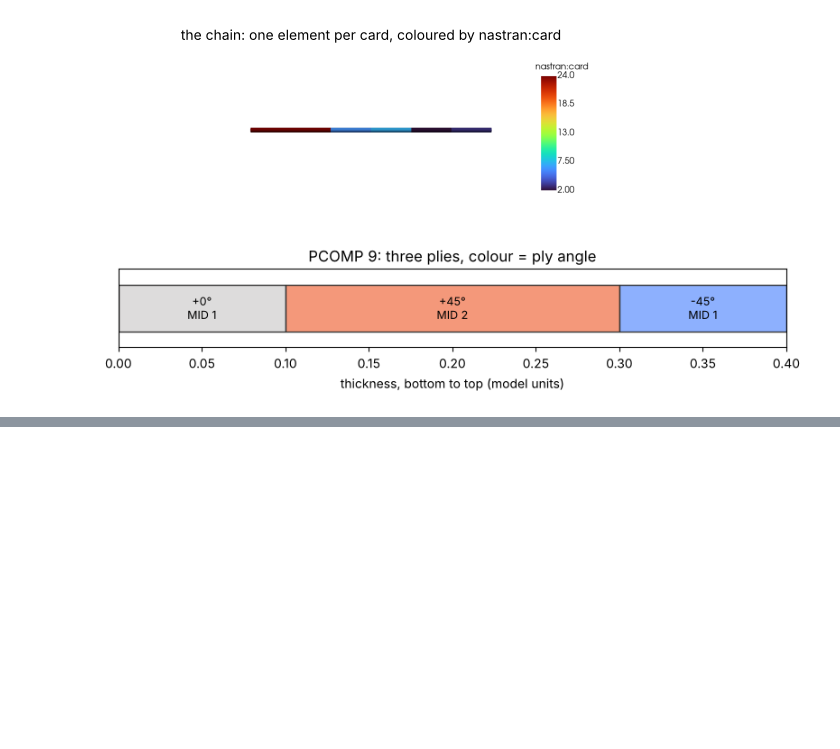
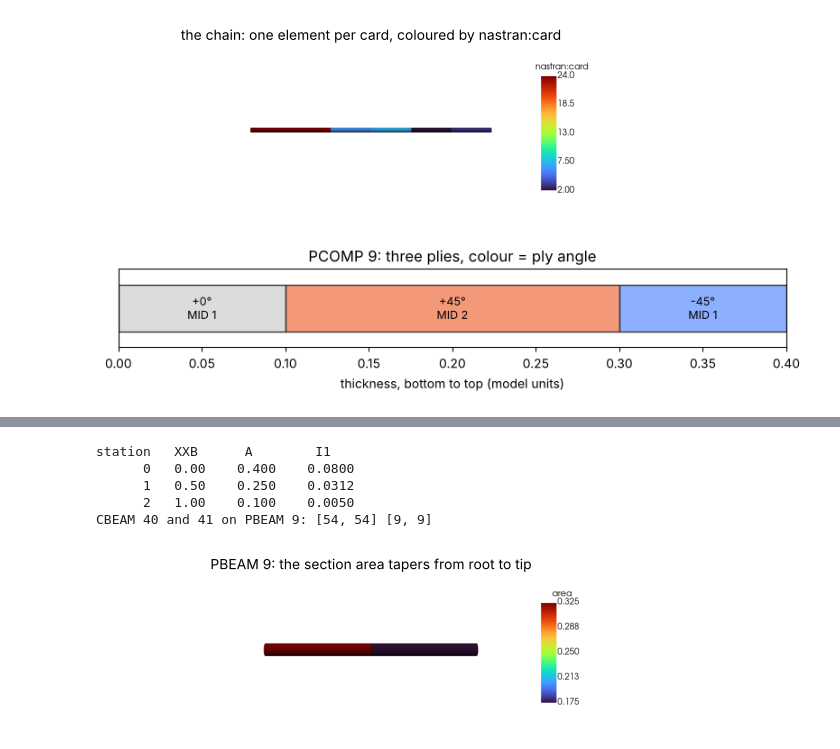
Before and after one commit to loumalouomega/meshioplusplus, a Jupyter notebook: example/python/19_d3plot_op2_results.ipynb, the cells around one changed output, grey strips where cells are left out. Saved outputs shown, nothing was run; the diff lists cells and outputs as text; code cells hidden in the pictures; blank space fills up the shorter version.

```diff
--- a/example/python/19_d3plot_op2_results.ipynb
+++ b/example/python/19_d3plot_op2_results.ipynb
@@ -359,0 +364,49 @@ plt.show()
+# %%
+# A CBEAM along the x axis with its PBEAM 9: two segments and three stations.
+beam_points = np.array([[0.0, 0.0, 0.0], [1.0, 0.0, 0.0], [2.0, 0.0, 0.0]])
+beam = mp.Mesh(beam_points, [('line', np.array([[0, 1], [1, 2]]))])
+beam.cell_data['nastran:eid'] = [np.array([40, 41])]
+beam.cell_data['nastran:pid'] = [np.array([9, 9])]
+beam.cell_data['nastran:card'] = [np.array([54, 54])]
+beam.cell_data['nastran:x'] = [np.array([[0.0, 0.0, 1.0], [0.0, 0.0, 1.0]])]
+beam.cell_data['nastran:g0'] = [np.zeros(2, dtype=np.int64)]
+beam.cell_data['nastran:pin'] = [np.zeros((2, 2), dtype=np.int64)]
+beam.cell_data['nastran:w'] = [np.zeros((2, 6))]
+area = np.array([0.4, 0.25, 0.1])
+beam.field_data['nastran:PBEAM_9:MID'] = np.array([1], dtype=np.int64)
+beam.field_data['nastran:PBEAM_9:NSEG'] = np.array([2], dtype=np.int64)
+beam.field_data['nastran:PBEAM_9:CCF'] = np.array([1], dtype=np.int64)
+beam.field_data['nastran:PBEAM_9:SO'] = np.ones(3)
+beam.field_data['nastran:PBEAM_9:XXB'] = np.array([0.0, 0.5, 1.0])
+beam.field_data['nastran:PBEAM_9:A'] = area
+beam.field_data['nastran:PBEAM_9:I1'] = area ** 2 / 2
+beam.field_data['nastran:PBEAM_9:I2'] = area ** 2 / 2
+beam.field_data['nastran:PBEAM_9:J'] = area ** 2
+
+out = os.path.join(TMP, 'beam.op2')
+mp.write(out, beam)
+back = mp.read(out)
+
+print('station   XXB      A        I1')
+for k in range(3):
+    print(f"{k:>7}  {back.field_data['nastran:PBEAM_9:XXB'][k]:5.2f}  "
+          f"{back.field_data['nastran:PBEAM_9:A'][k]:7.3f}  {back.field_data['nastran:PBEAM_9:I1'][k]:8.4f}")
+print('CBEAM 40 and 41 on PBEAM 9:', back.cell_data['nastran:card'][0].tolist(), back.cell_data['nastran:pid'][0].tolist())
+# %% [output]
+station   XXB      A        I1
+      0   0.00    0.400    0.0800
+      1   0.50    0.250    0.0312
+      2   1.00    0.100    0.0050
+CBEAM 40 and 41 on PBEAM 9: [54, 54] [9, 9]
+# %%
+# The beam as a tube, each segment coloured by its mean area, rendered off-screen with PyVista.
+area_back = back.field_data['nastran:PBEAM_9:A']
+segment_area = (area_back[:-1] + area_back[1:]) / 2
+wire = pv.PolyData()
+wire.points = back.points
+wire.lines = np.hstack([np.full((2, 1), 2), back.cells[0].data]).ravel()
+wire.cell_data['area'] = segment_area
+gallery([(wire.tube(radius=0.06), 'area', 'PBEAM 9: the section area tapers from root to tip', None)],
+        ncols=1, size=(1100, 300), view=(0.0, 0.0, 1.0), edges=False, zoom=1.5)
+# %% [output]
+[figure, added]
```
Also changed, not shown: parts of 1 cell of this notebook.
